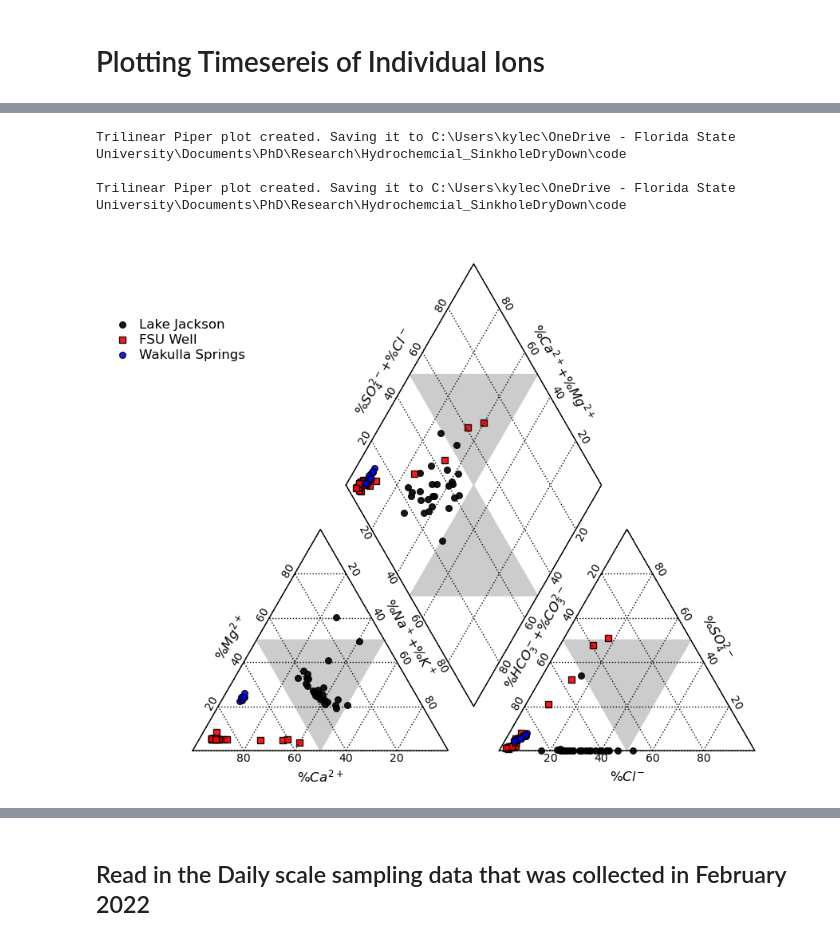
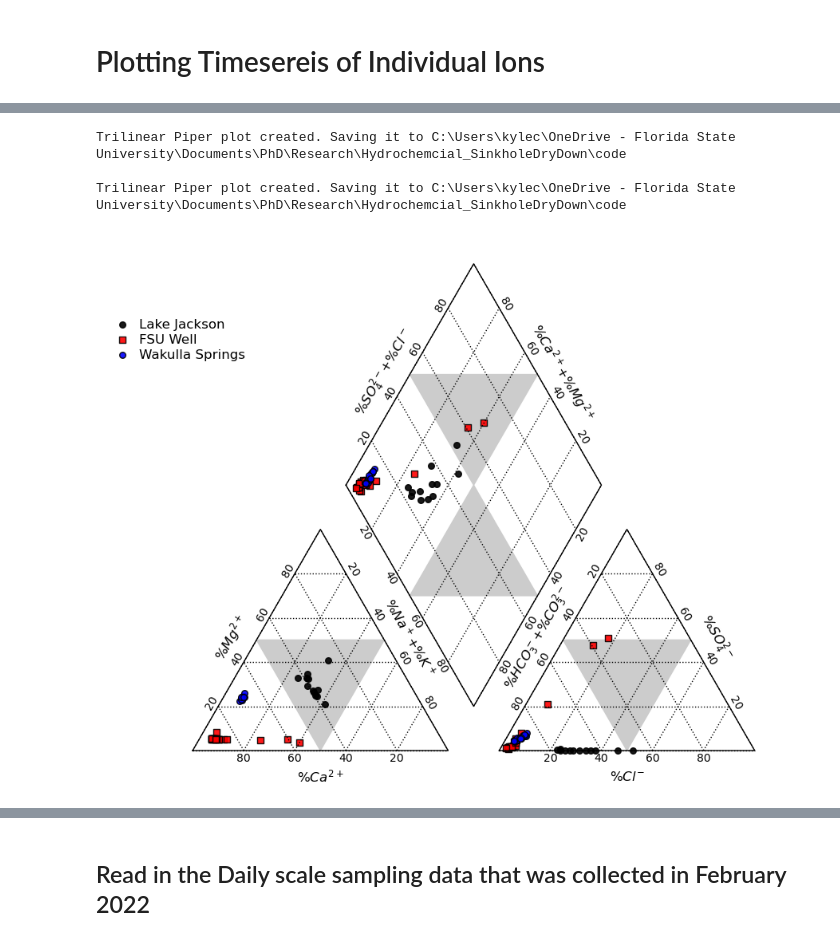
Before and after one commit to kylecompare/Hydrochemcial_SinkholeDryDown, a Jupyter notebook: code/01_WaterQuality.ipynb, the cells around one changed output, grey strips where cells are left out. Saved outputs shown, nothing was run; the diff lists cells and outputs as text; code cells hidden in the pictures.

```diff
--- a/code/01_WaterQuality.ipynb
+++ b/code/01_WaterQuality.ipynb
@@ -82,0 +182,36 @@ format_df.to_csv("../data/WQ_2021.CSV")
+# %%
+##Values of each element used in calculation
+
+#Cations
+Li_mass = 6.94
+Li_charge = 1
+Na_mass = 22.99
+Na_charge = 1
+NH4_mass = 14.007 + (4*1.008)
+NH4_charge = 1
+K_mass = 39.098
+K_charge = 1
+Mg_mass = 24.305
+Mg_charge = 2
+Ca_mass = 40.078
+Ca_charge = 2
+
+#Anions
+F_mass = 18.998
+F_charge = -1
+Cl_mass = 35.45
+Cl_charge = -1
+NO2_mass = 14.007 + (2*15.999)
+NO2_charge = -1
+Br_mass = 79.904
+Br_charge = -1
+NO3_mass = 14.007 + (3*15.999)
+NO3_charge = -1
+PO4_mass = 30.974 + (4*15.999)
+PO4_charge = -3
+SO4_mass = 32.06 + (4*15.999)
+SO4_charge = -2
+HCO3_mass = 1.008 + 12.011 + (3*15.999)
+HCO3_charge = -1
+CO3_mass = 12.011 + (3*15.999)
+CO3_charge = -2
@@ -82,0 +276,3 @@ format_df.to_csv("../data/WQ_2021.CSV")
+# %%
+drop_rows_list= list(rows_to_drop.ID)
+drop_rows_list
@@ -216,11 +685,13 @@ wq_df
 # %%
 from wqchartpy import triangle_piper
 
+WQChartPy_df=WQChartPy_df.drop(WQChartPy_df[WQChartPy_df.Sample.isin(drop_rows_list)].index.tolist())
+WQChartPy_df=WQChartPy_df.reset_index(inplace=False)
 # Draw the diagram and save it to the plots folder in both SVG and jpg formats
-triangle_piper.plot(format_df, unit='mg/L', figname='../plots/WeeklyPiper', figformat='jpg')
-triangle_piper.plot(format_df, unit='mg/L', figname='../plots/WeeklyPiper', figformat='svg')
+triangle_piper.plot(WQChartPy_df, unit='mg/L', figname='../plots/WeeklyPiper', figformat='jpg')
+triangle_piper.plot(WQChartPy_df, unit='mg/L', figname='../plots/WeeklyPiper', figformat='svg')
 # %% [output]
 Trilinear Piper plot created. Saving it to C:\Users\kylec\OneDrive - Florida State University\Documents\PhD\Research\Hydrochemcial_SinkholeDryDown\code
 
 Trilinear Piper plot created. Saving it to C:\Users\kylec\OneDrive - Florida State University\Documents\PhD\Research\Hydrochemcial_SinkholeDryDown\code
-[figure, old version]
+[figure, new version]
```
Also changed, not shown: parts of 49 cells of this notebook, 9 other files.
